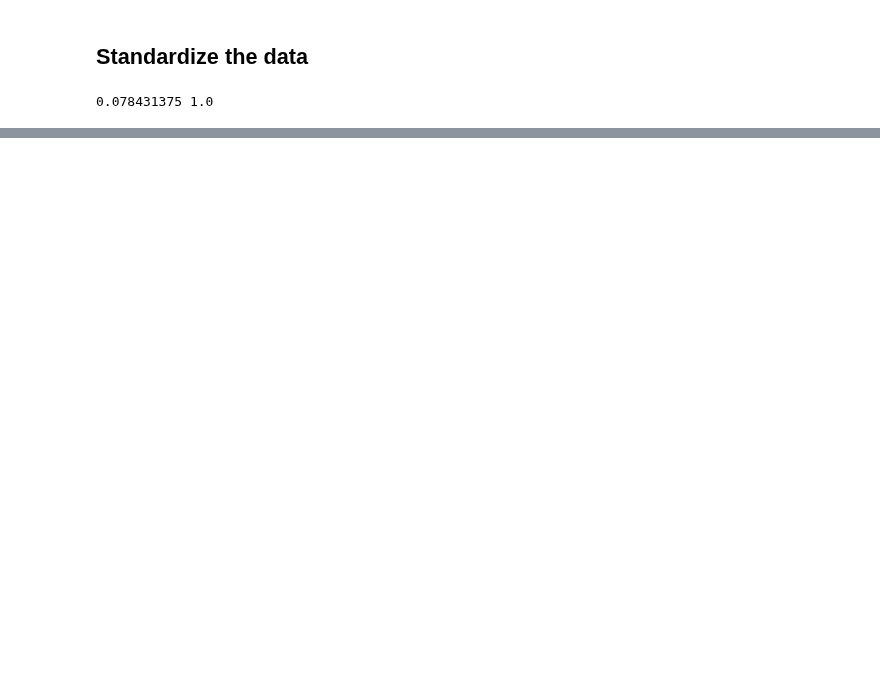
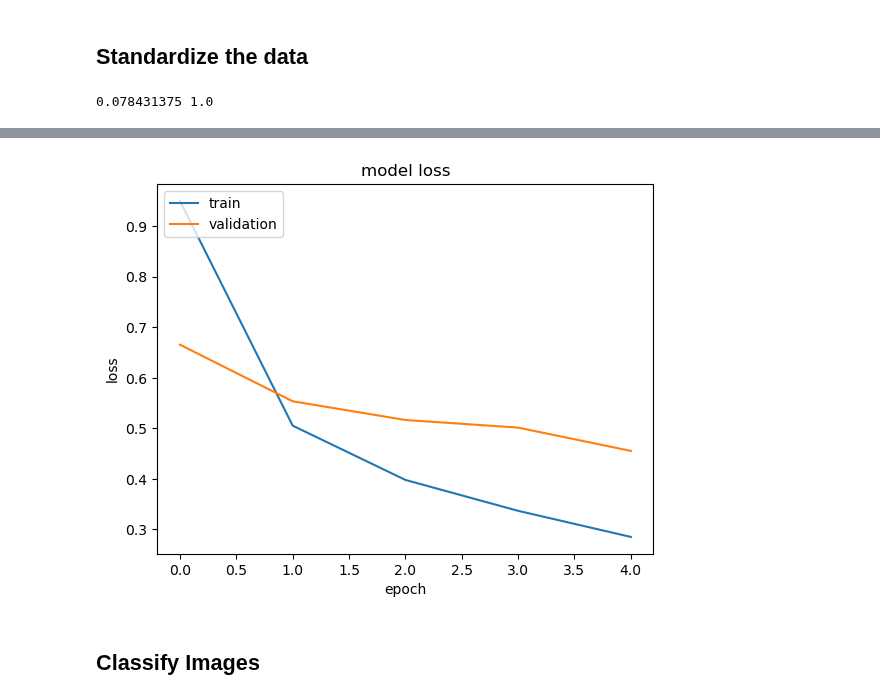
Before and after one commit to MaxiG-ai/trashAI, a Jupyter notebook: Transfer_Learning.ipynb, the cells around one changed output, grey strips where cells are left out. Saved outputs shown, nothing was run; the diff lists cells and outputs as text; code cells hidden in the pictures; blank space fills up the shorter version.

```diff
--- a/Transfer_Learning.ipynb
+++ b/Transfer_Learning.ipynb
@@ -354 +264,22 @@ INFO:tensorflow:Assets written to: C:\Users\Felix\AppData\Local\Temp\tmpqgmb6xjy
+# %%
+# plot model loss
+
+save_loss_img = False
+
+def plot_history_loss(history):
+    # summarize history for loss
+    plt.plot(history['loss'])
+    plt.plot(history['val_loss'])
+    plt.title('model loss')
+    plt.ylabel('loss')
+    plt.xlabel('epoch')
+    plt.legend(['train', 'validation'], loc='upper left')
+    if save_loss_img:
+        plt.savefig('transfer_history_loss.png')
+
+plot_history_loss(history)
+# %% [output]
+[figure, added]
+# %% [markdown]
+## Classify Images
 # %%
```
Also changed, not shown: parts of 41 cells of this notebook, 9 other files.
